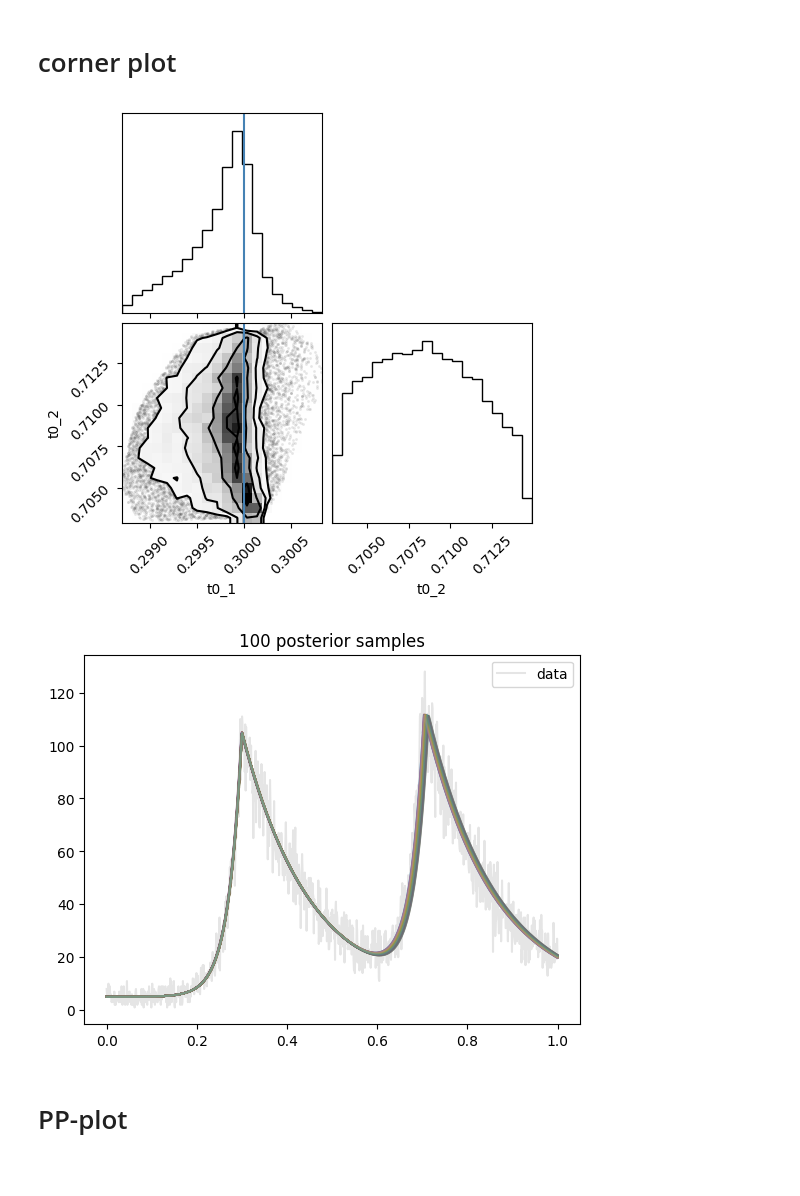
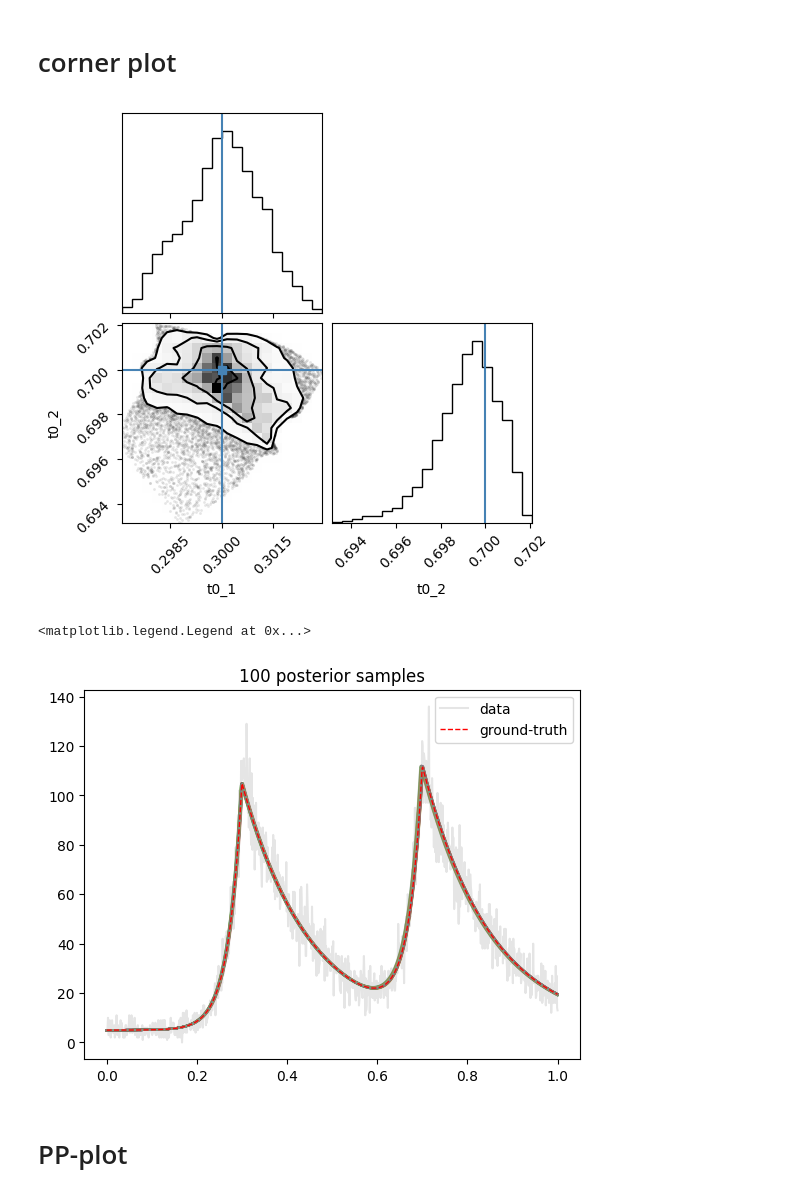
Before and after one commit to Ninavd/FRB-flow, a Jupyter notebook: notebooks/FM_evaluate_model.ipynb, the cells around one changed output. Saved outputs shown, nothing was run; the diff lists cells and outputs as text; code cells hidden in the pictures.

```diff
--- a/notebooks/FM_evaluate_model.ipynb
+++ b/notebooks/FM_evaluate_model.ipynb
@@ -44,7 +46,7 @@ THETA_ENCODERS = {
 }
 # %%
 # fill in desired job_id or directory name
-job_id = "12843616" #False
+job_id = "12937301" #False
 run_dir = None
 save_dir = "../checkpoints/"
 # %%
@@ -64,11 +66,13 @@ def empty_model_from_config(path):
 
     kwargs = config["model"]["init_params"]
 
-    time_encoder = config["time_seq_encoder"]["name"]
-    t_encoder_kwargs = config["time_seq_encoder"]["init_params"]
+    time_encoder = False if not config["time_seq_encoder"] else config["time_seq_encoder"]["name"]
+
+    if time_encoder:
+        t_encoder_kwargs = config["time_seq_encoder"]["init_params"]
 
 
-    kwargs['time_seq_encoder']  = TIME_ENCODERS[time_encoder](**t_encoder_kwargs)
+    kwargs['time_seq_encoder']  = None if not time_encoder else TIME_ENCODERS[time_encoder](**t_encoder_kwargs)
     kwargs['tau_encoder']   = TAU_ENCODERS[config["tau_encoder"]]
     kwargs['theta_encoder'] = THETA_ENCODERS[config["theta_encoder"]]
 
@@ -79,7 +83,16 @@ vector_field = empty_model_from_config(config_path)
 # load trained model
 print(checkpoint_path)
 checkpoint = torch.load(checkpoint_path, weights_only=False)
-vector_field.load_state_dict(checkpoint["model_state_dict"])
+
+# Load 'normal' or EMA version
+ema = False
+if ema:
+    EMA_checkpoint_path = os.path.join(run_dir, "EMA_checkpoint.pth")
+    state_dict = torch.load(EMA_checkpoint_path, weights_only=False)
+    vector_field.load_state_dict(state_dict)
+else:
+    vector_field.load_state_dict(checkpoint["model_state_dict"])
+
 vector_field.eval()
 vector_field.to(device)
 
@@ -135,7 +148,7 @@ simulations = torch.tensor(x_counts, device=device, dtype=torch.float).repeat(nu
 
 # initialize ODE solver
 solver = EulerODESolver(vector_field)
-nts = 100
+nts = 200
 ts = torch.linspace(0, 1, nts).to(device)
 # ts_2 = torch.linspace(0.90, 1, nts - 100).to(device)
 # ts = torch.cat([ts, ts_2])
@@ -339,13 +350,18 @@ torch.Size([25000, 2])
 # %% [markdown]
 # corner plot
 # %%
-fig = corner(final_snapshot.cpu().numpy(), labels=["t0_1", "t0_2"], truths=np.array(true_t0))#, range=[0.9,0.9])
+fig = corner(final_snapshot.cpu().numpy(), labels=["t0_1", "t0_2"], truths=np.array(true_t0))#range=[0.95,0.95])
 # %% [output]
-[figure, old version]
+[figure, new version]
 # %%
 plot_posterior_samples(100, x_counts, final_snapshot.cpu().numpy(), ["t0"], modelparams)
+true_flux = model.get_flux()
+
+plt.plot(np.linspace(0, 1, len(true_flux)), true_flux, 'r--', linewidth=1, label="ground-truth")
+plt.legend()
 # %% [output]
+<matplotlib.legend.Legend at 0x...>
-[figure, old version]
+[figure, new version]
 # %% [markdown]
 # PP-plot
 # %%
```
Also changed, not shown: parts of 9 cells of this notebook.
